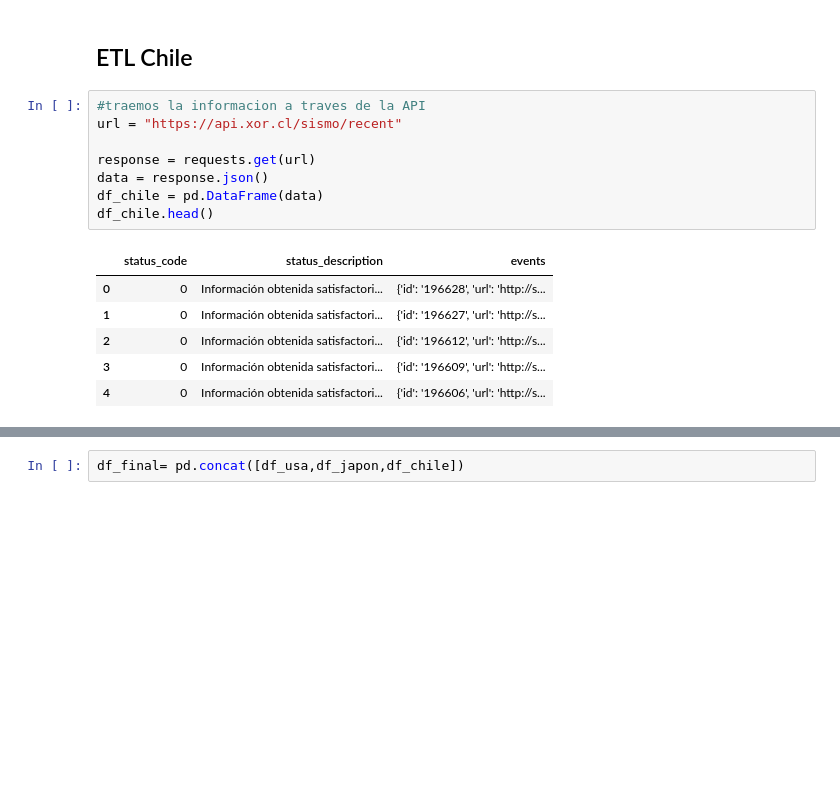
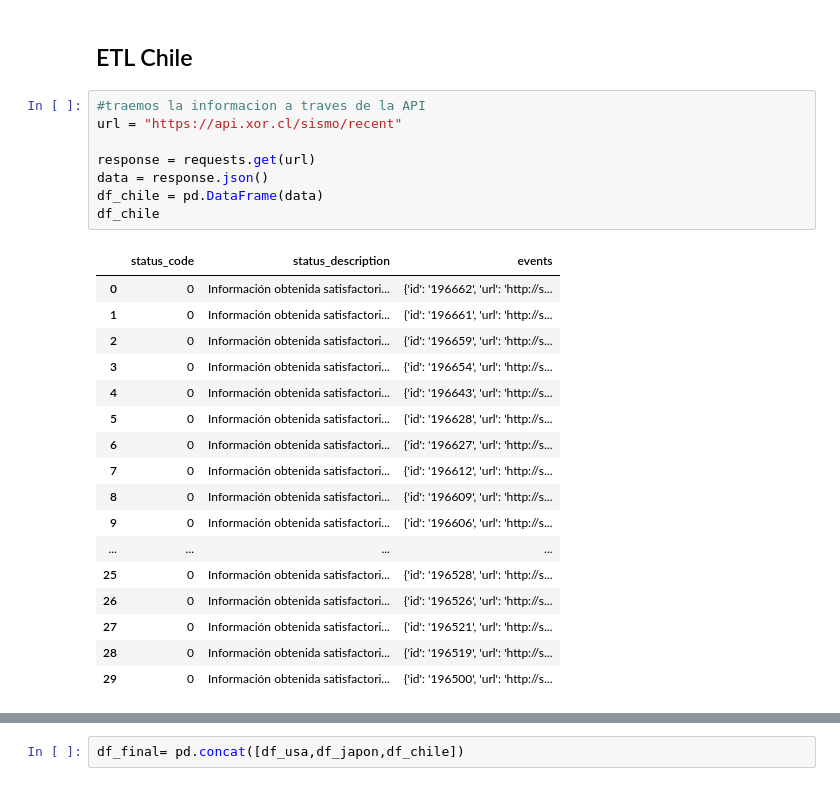
Before and after one commit to v1c4r10us/sismic-alert, a Jupyter notebook: support-api.ipynb, the cells around one changed output, grey strips where cells are left out. Drawn from its saved outputs; the diff is of its cells as text; blank space fills up the shorter version.

```diff
--- a/support-api.ipynb
+++ b/support-api.ipynb
@@ -160,18 +157,29 @@ df_japon
 # %%
 #traemos la informacion a traves de la API
 url = "https://api.xor.cl/sismo/recent"
 
 response = requests.get(url)
 data = response.json()
 df_chile = pd.DataFrame(data)
-df_chile.head()
+df_chile
 # %% [output]
 |  | status_code | status_description | events |
-| 0 | 0 | Información obtenida satisfactori... | {'id': '196628', 'url': 'http://s... |
-| 1 | 0 | Información obtenida satisfactori... | {'id': '196627', 'url': 'http://s... |
-| 2 | 0 | Información obtenida satisfactori... | {'id': '196612', 'url': 'http://s... |
-| 3 | 0 | Información obtenida satisfactori... | {'id': '196609', 'url': 'http://s... |
-| 4 | 0 | Información obtenida satisfactori... | {'id': '196606', 'url': 'http://s... |
+| 0 | 0 | Información obtenida satisfactori... | {'id': '196662', 'url': 'http://s... |
+| 1 | 0 | Información obtenida satisfactori... | {'id': '196661', 'url': 'http://s... |
+| 2 | 0 | Información obtenida satisfactori... | {'id': '196659', 'url': 'http://s... |
+| 3 | 0 | Información obtenida satisfactori... | {'id': '196654', 'url': 'http://s... |
+| 4 | 0 | Información obtenida satisfactori... | {'id': '196643', 'url': 'http://s... |
+| 5 | 0 | Información obtenida satisfactori... | {'id': '196628', 'url': 'http://s... |
+| 6 | 0 | Información obtenida satisfactori... | {'id': '196627', 'url': 'http://s... |
+| 7 | 0 | Información obtenida satisfactori... | {'id': '196612', 'url': 'http://s... |
+| 8 | 0 | Información obtenida satisfactori... | {'id': '196609', 'url': 'http://s... |
+| 9 | 0 | Información obtenida satisfactori... | {'id': '196606', 'url': 'http://s... |
+| ... | ... | ... | ... |
+| 25 | 0 | Información obtenida satisfactori... | {'id': '196528', 'url': 'http://s... |
+| 26 | 0 | Información obtenida satisfactori... | {'id': '196526', 'url': 'http://s... |
+| 27 | 0 | Información obtenida satisfactori... | {'id': '196521', 'url': 'http://s... |
+| 28 | 0 | Información obtenida satisfactori... | {'id': '196519', 'url': 'http://s... |
+| 29 | 0 | Información obtenida satisfactori... | {'id': '196500', 'url': 'http://s... |
 # %%
 #Veamos que caracteristicas tienen las columnas
 df_chile.info()
```
Also changed, not shown: parts of 15 cells of this notebook, 1 other file.
